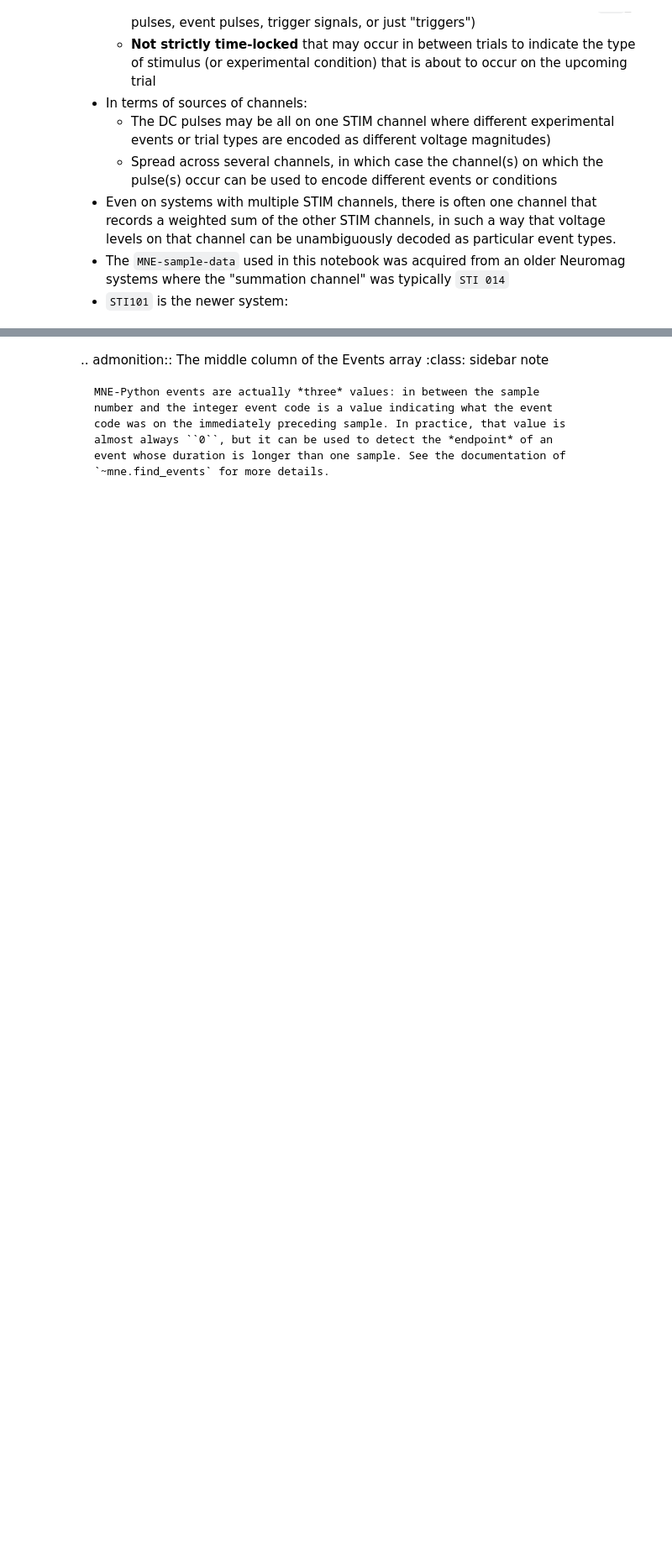
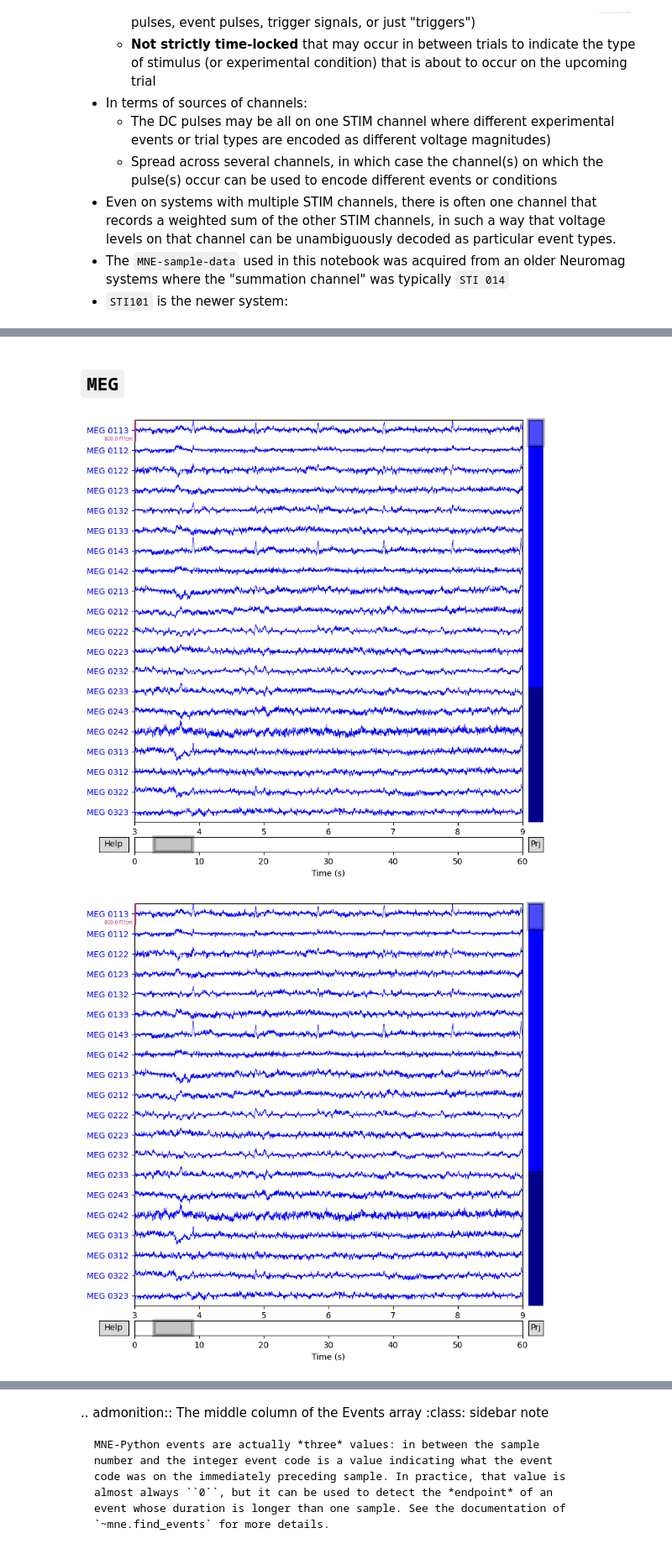
Before and after one commit to jonghang/neural_datascience, a Jupyter notebook: events_continouos_data/parsing_events_raw_data.ipynb, the cells around one changed output, grey strips where cells are left out. Shown: that part at 84% size. Cells and saved outputs as stored; diff of their text form; code cells hidden in the pictures; blank space fills up the shorter version.

```diff
--- a/events_continouos_data/parsing_events_raw_data.ipynb
+++ b/events_continouos_data/parsing_events_raw_data.ipynb
@@ -90,0 +107,12 @@ raw.copy().pick_types(meg=False, stim=True).plot(start=3, duration=6)
+# %% [markdown]
+## `MEG`
+# %%
+# make a copy of data
+plot_fif = fif_raw.copy()
+
+# pick types
+picked_fif = plot_fif.pick_types(meg = True, stim = False)
+picked_fif.plot(start = 3, duration = 6)
+# %% [output]
+[figure, added]
+[figure, added]
```
Also changed, not shown: parts of 8 cells of this notebook.
